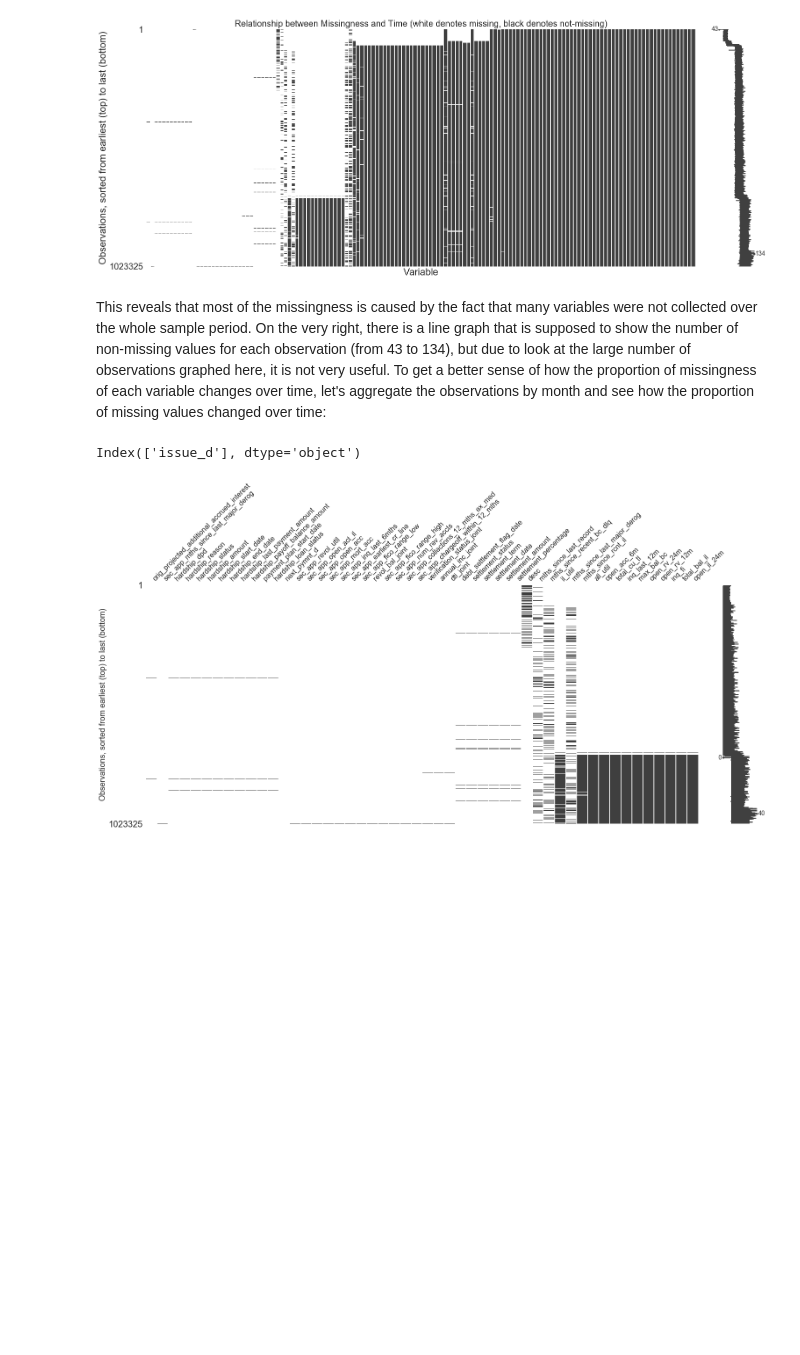
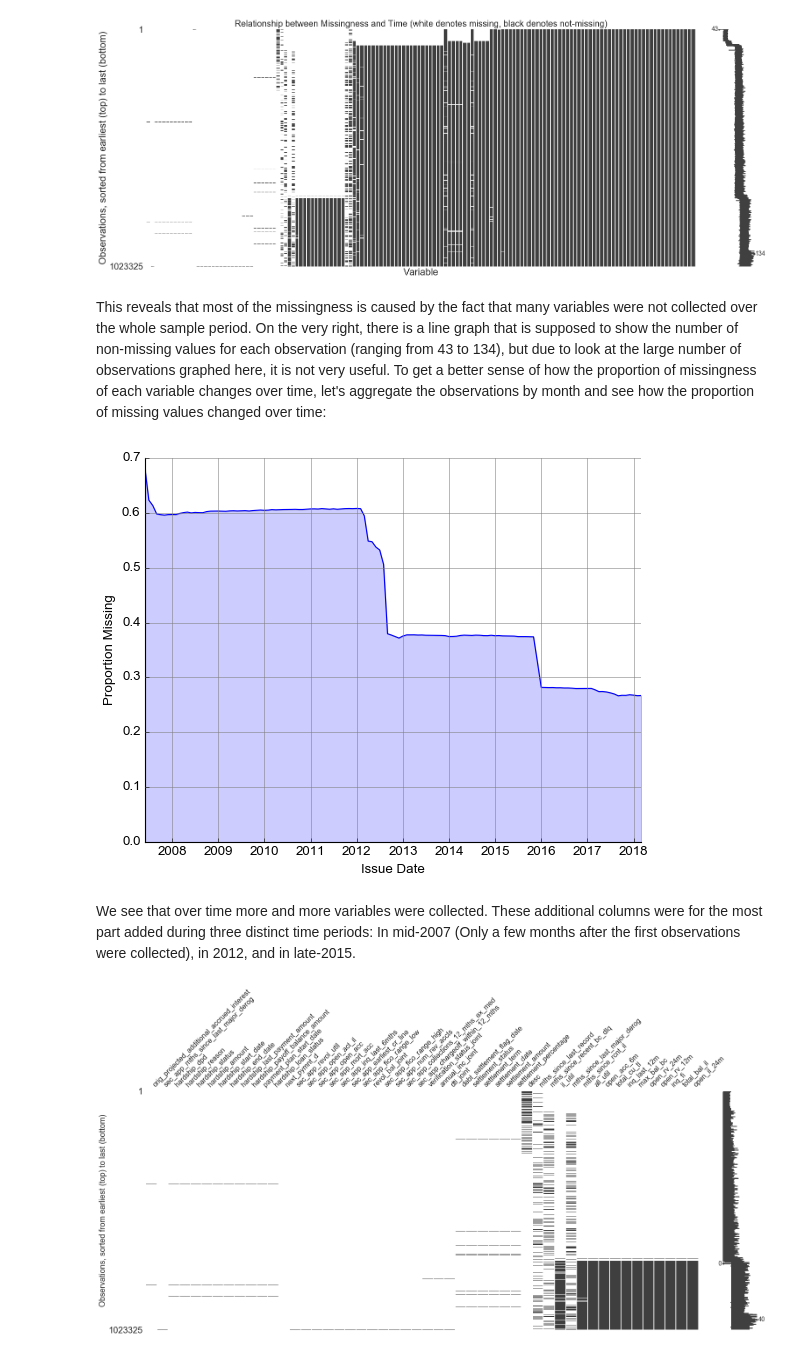
Before and after one commit to tloeber/Springboard, a Jupyter notebook: lending_club_1.ipynb, the cells around one changed output. Saved outputs shown, nothing was run; the diff lists cells and outputs as text; code cells hidden in the pictures; blank space fills up the shorter version.

```diff
--- a/lending_club_1.ipynb
+++ b/lending_club_1.ipynb
@@ -236,7 +239,7 @@ plt.show();
 # %% [output]
 [figure]
 # %% [markdown]
-This reveals that most of the missingness is caused by the fact that many variables were not collected over the whole sample period. On the very right, there is a line graph that is supposed to show the number of non-missing values for each observation (from 43 to 134), but due to look at the large number of observations graphed here, it is not very useful. To get a better sense of how the proportion of missingness of each variable changes over time, let's aggregate the observations by month and see how the proportion of missing values changed over time:
+This reveals that most of the missingness is caused by the fact that many variables were not collected over the whole sample period. On the very right, there is a line graph that is supposed to show the number of non-missing values for each observation (ranging from 43 to 134), but due to look at the large number of observations graphed here, it is not very useful. To get a better sense of how the proportion of missingness of each variable changes over time, let's aggregate the observations by month and see how the proportion of missing values changed over time:
 # %%
 # Group-by month and calculate percentage of missing values
 percent_missing = all_data.groupby('issue_date').apply(lambda x: x.isnull().sum().sum()/(x.shape[0]*x.shape[1]))
@@ -246,4 +247,0 @@ percent_missing.plot(ylim=(0, .7))
-# %%
-all_data.columns[all_data.columns.str.contains('issue')]
-# %% [output]
-Index(['issue_d'], dtype='object')
@@ -250,3 +251,20 @@ Index(['issue_d'], dtype='object')
+# %%
+with plt.style.context('classic'): # Discard Seaborn defaults
+    fig, ax = plt.subplots()
+    ax.plot(percent_missing)
+    ax.set(xlim=(min(percent_missing.index), max(percent_missing.index)),
+           ylim=(0, .7), ylabel='Proportion Missing', xlabel='Issue Date')
+
+    ax.fill_between(percent_missing.index, 0, percent_missing.values, alpha=.2)
+    ax.grid(color='grey', linestyle='-')
+    fig.patch.set_facecolor('w')
+    sns.despine()
+
+plt.show()
+# %% [output]
+[figure, added]
+# %% [markdown]
+We see that over time more and more variables were collected. These additional columns were for the most part added during three distinct time periods: In mid-2007 (Only a few months after the first observations were collected), in 2012, and in late-2015.
 # %%
 # Note that I don't exclude columns that have no missing values, because those will automatically be discarded as irrelevant by missingno.
 #few_missing = missing.index[(missing>0) & (missing <.02)]
```
Also changed, not shown: parts of 9 cells of this notebook, 1 other file.
